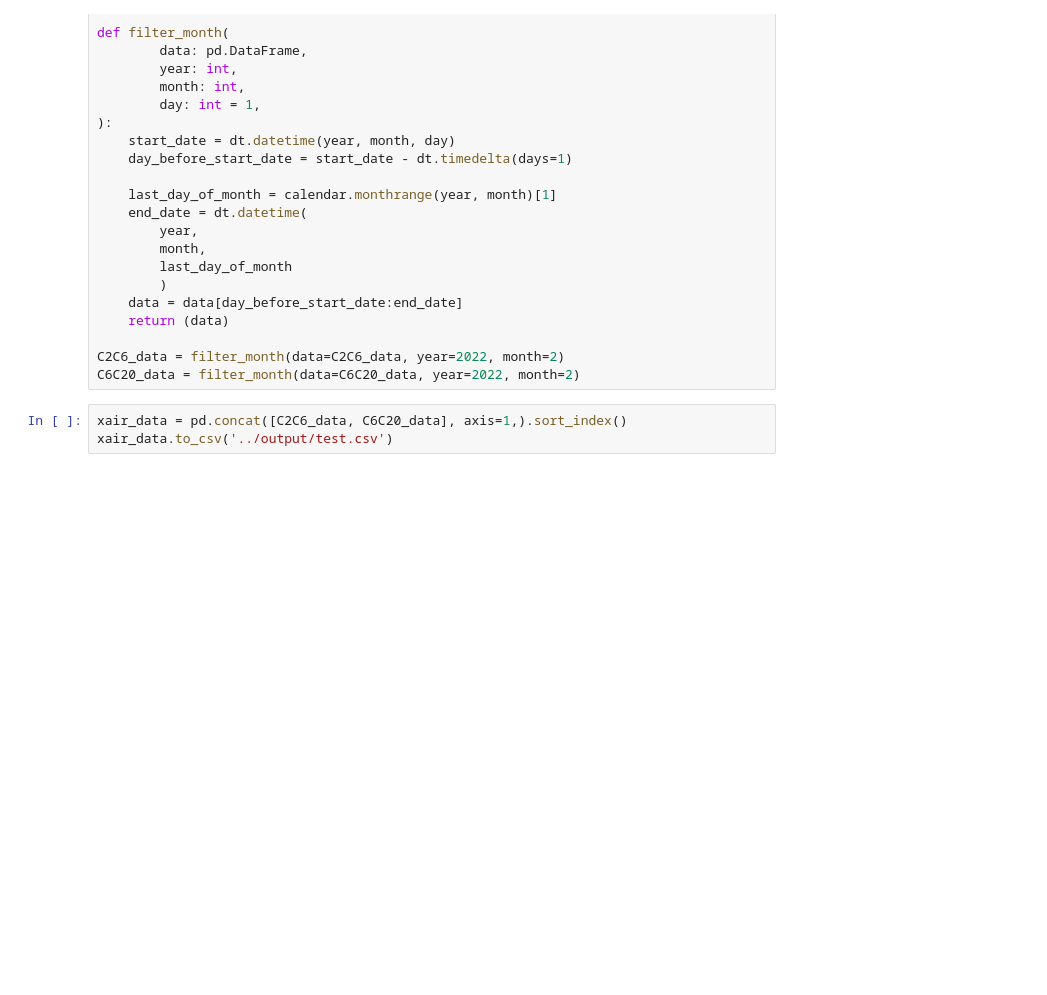
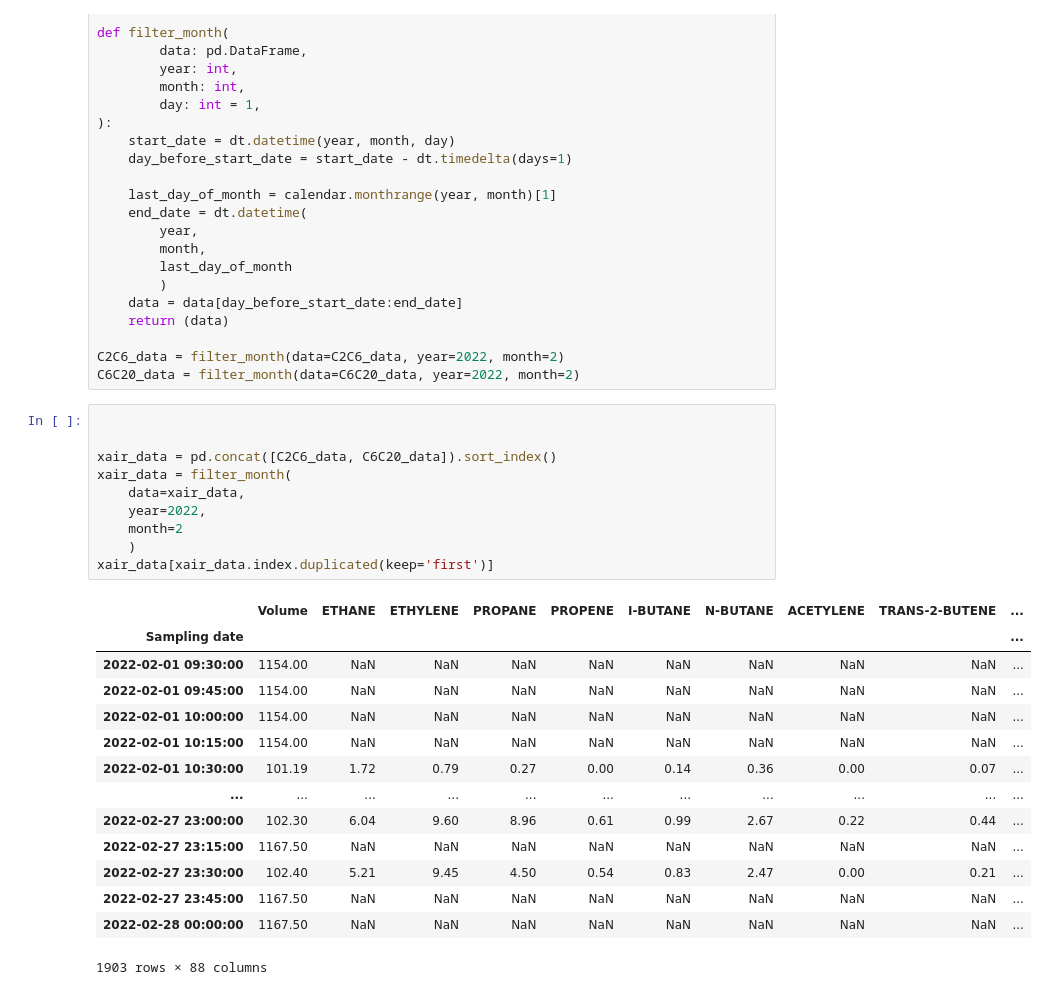
Before and after one commit to diazcar/airmovoc, a Jupyter notebook: notebook/test.ipynb, the cells around one changed output. Cells and saved outputs as stored; diff of their text form; blank space fills up the shorter version.

Commit message:
duplicated cols ok

```diff
--- a/notebook/test.ipynb
+++ b/notebook/test.ipynb
@@ -120,6 +120,28 @@ def filter_month(
 
 C2C6_data = filter_month(data=C2C6_data, year=2022, month=2)
 C6C20_data = filter_month(data=C6C20_data, year=2022, month=2)
-# %%
-xair_data = pd.concat([C2C6_data, C6C20_data], axis=1,).sort_index()
-xair_data.to_csv('../output/test.csv')
+# %%
+
+
+xair_data = pd.concat([C2C6_data, C6C20_data]).sort_index()
+xair_data = filter_month(
+    data=xair_data,
+    year=2022,
+    month=2
+    )
+xair_data[xair_data.index.duplicated(keep='first')]
+# %% [output]
+|  | Volume | ETHANE | ETHYLENE | PROPANE | PROPENE | I-BUTANE | N-BUTANE | ACETYLENE | TRANS-2-BUTENE | ... |
+| Sampling date |  |  |  |  |  |  |  |  |  | ... |
+| 2022-02-01 09:30:00 | 1154.00 | NaN | NaN | NaN | NaN | NaN | NaN | NaN | NaN | ... |
+| 2022-02-01 09:45:00 | 1154.00 | NaN | NaN | NaN | NaN | NaN | NaN | NaN | NaN | ... |
+| 2022-02-01 10:00:00 | 1154.00 | NaN | NaN | NaN | NaN | NaN | NaN | NaN | NaN | ... |
+| 2022-02-01 10:15:00 | 1154.00 | NaN | NaN | NaN | NaN | NaN | NaN | NaN | NaN | ... |
+| 2022-02-01 10:30:00 | 101.19 | 1.72 | 0.79 | 0.27 | 0.00 | 0.14 | 0.36 | 0.00 | 0.07 | ... |
+| ... | ... | ... | ... | ... | ... | ... | ... | ... | ... | ... |
+| 2022-02-27 23:00:00 | 102.30 | 6.04 | 9.60 | 8.96 | 0.61 | 0.99 | 2.67 | 0.22 | 0.44 | ... |
+| 2022-02-27 23:15:00 | 1167.50 | NaN | NaN | NaN | NaN | NaN | NaN | NaN | NaN | ... |
+| 2022-02-27 23:30:00 | 102.40 | 5.21 | 9.45 | 4.50 | 0.54 | 0.83 | 2.47 | 0.00 | 0.21 | ... |
+| 2022-02-27 23:45:00 | 1167.50 | NaN | NaN | NaN | NaN | NaN | NaN | NaN | NaN | ... |
+| 2022-02-28 00:00:00 | 1167.50 | NaN | NaN | NaN | NaN | NaN | NaN | NaN | NaN | ... |
+1903 rows × 88 columns
```
Also changed, not shown: parts of 9 cells of this notebook, 4 other files.
